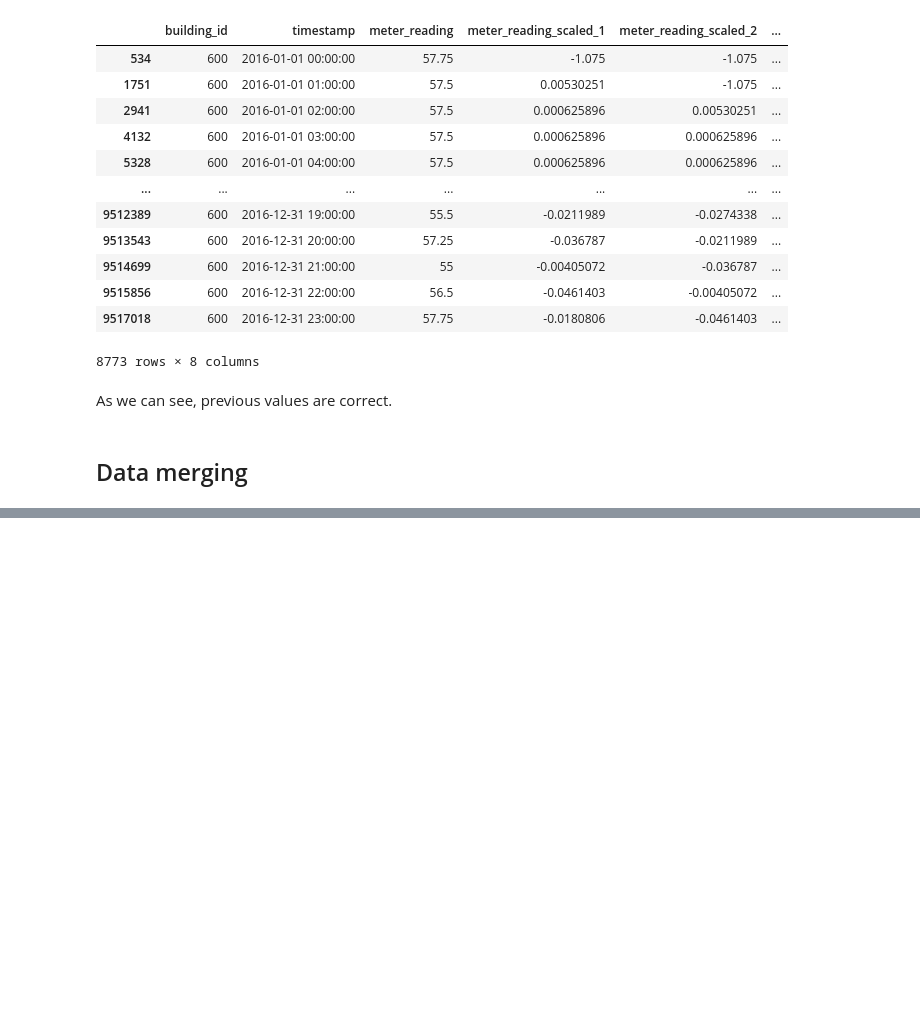
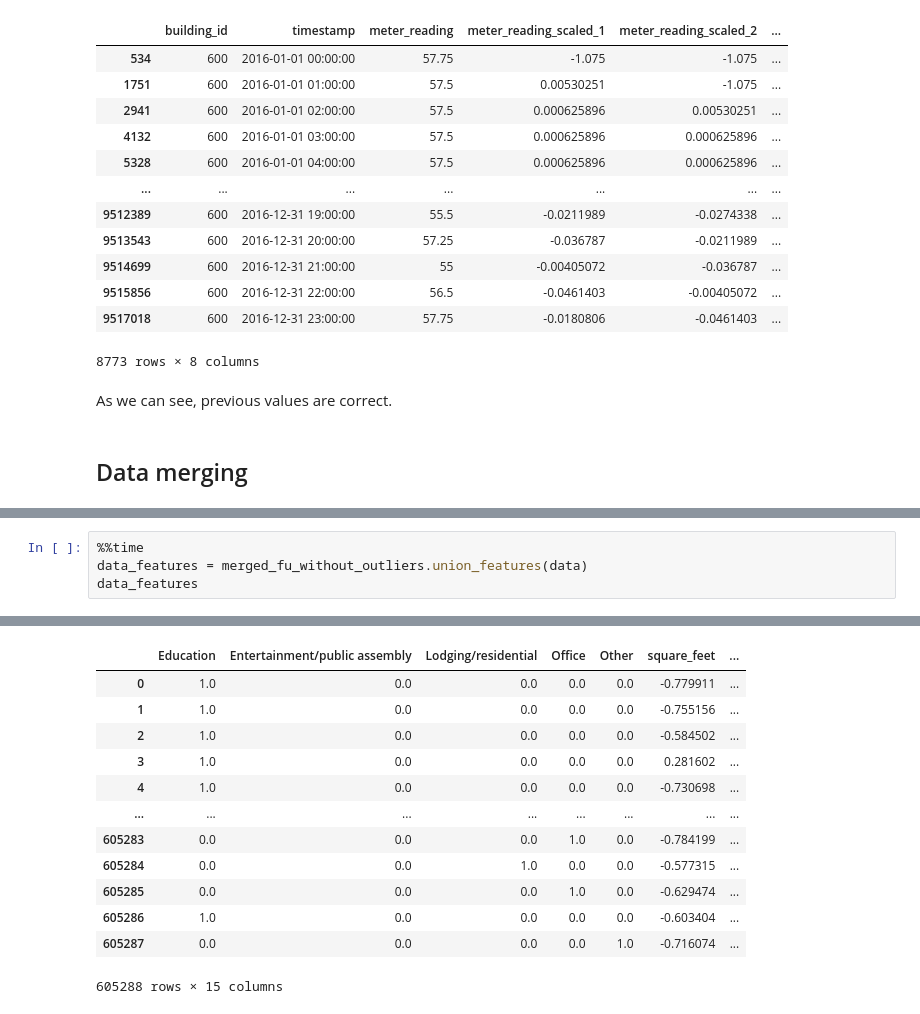
Before and after one commit to dmitana/fiit_knowledge_discovery_project, a Jupyter notebook: notebooks/preprocessing.ipynb, the cells around one changed output, grey strips where cells are left out. Saved outputs shown, nothing was run; the diff lists cells and outputs as text; blank space fills up the shorter version.

```diff
--- a/notebooks/preprocessing.ipynb
+++ b/notebooks/preprocessing.ipynb
@@ -957,0 +563,5 @@ x_loaded
+# %%
+%%time
+data_features = merged_fu_without_outliers.union_features(data)
+data_features
+# %% [output]
@@ -957,0 +570,13 @@ x_loaded
+|  | Education | Entertainment/public assembly | Lodging/residential | Office | Other | square_feet | ... |
+| 0 | 1.0 | 0.0 | 0.0 | 0.0 | 0.0 | -0.779911 | ... |
+| 1 | 1.0 | 0.0 | 0.0 | 0.0 | 0.0 | -0.755156 | ... |
+| 2 | 1.0 | 0.0 | 0.0 | 0.0 | 0.0 | -0.584502 | ... |
+| 3 | 1.0 | 0.0 | 0.0 | 0.0 | 0.0 | 0.281602 | ... |
+| 4 | 1.0 | 0.0 | 0.0 | 0.0 | 0.0 | -0.730698 | ... |
+| ... | ... | ... | ... | ... | ... | ... | ... |
+| 605283 | 0.0 | 0.0 | 0.0 | 1.0 | 0.0 | -0.784199 | ... |
+| 605284 | 0.0 | 0.0 | 1.0 | 0.0 | 0.0 | -0.577315 | ... |
+| 605285 | 0.0 | 0.0 | 0.0 | 1.0 | 0.0 | -0.629474 | ... |
+| 605286 | 1.0 | 0.0 | 0.0 | 0.0 | 0.0 | -0.603404 | ... |
+| 605287 | 0.0 | 0.0 | 0.0 | 0.0 | 1.0 | -0.716074 | ... |
+605288 rows × 15 columns
```
Also changed, not shown: parts of 55 cells of this notebook.
